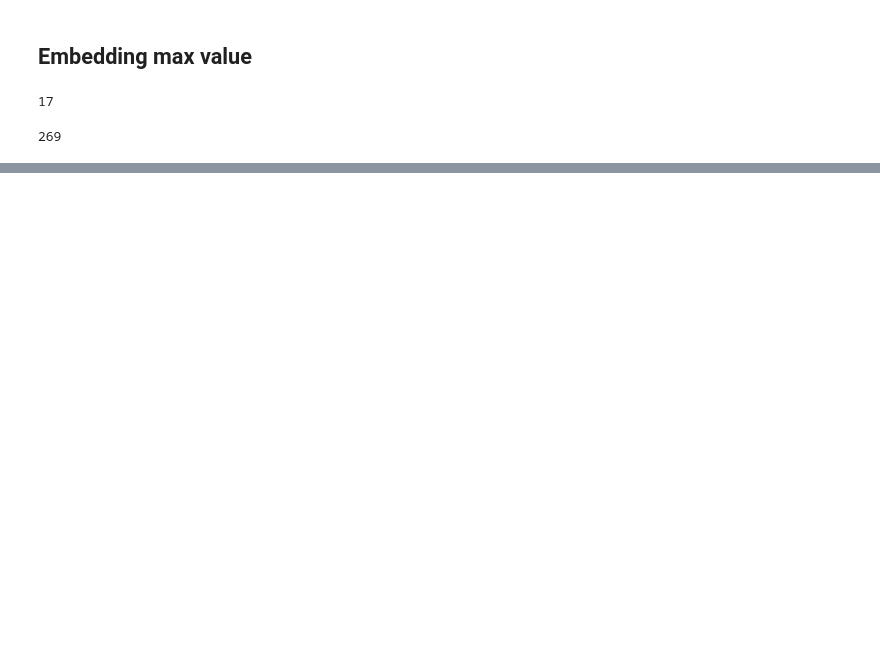
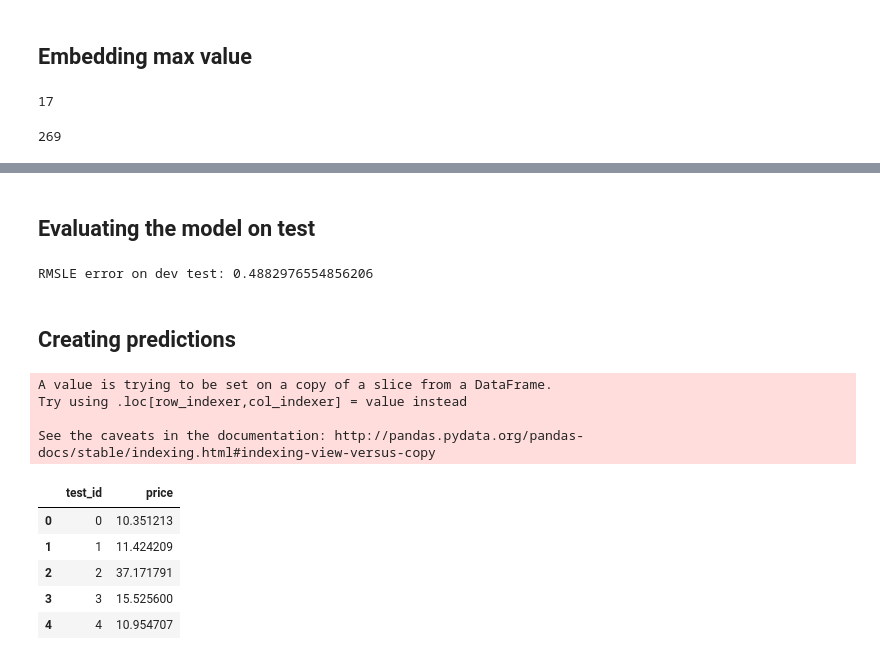
Before and after one commit to AnujDasari/Mercari, a Jupyter notebook: Capstone - Mercari Price Prediction.ipynb, the cells around one changed output, grey strips where cells are left out. Drawn from its saved outputs; the diff is of its cells as text; code cells hidden in the pictures; blank space fills up the shorter version.

```diff
--- a/Capstone - Mercari Price Prediction.ipynb
+++ b/Capstone - Mercari Price Prediction.ipynb
@@ -493,0 +622,39 @@ print(np.max(train.seq_item_description.apply(lambda x: len(x))))
+# %% [markdown]
+## Evaluating the model on test
+# %%
+val_preds = model.predict(X_valid)
+val_preds = target_scaler.inverse_transform(val_preds)
+val_preds = np.exp(val_preds)+1
+
+from sklearn.metrics import accuracy_score
+
+#mean_absolute_error, mean_squared_log_error
+y_true = np.array(dvalid.price.values)
+y_pred = val_preds[:,0]
+v_rmsle = rmsle(y_true, y_pred)
+print("RMSLE error on dev test: "+str(v_rmsle))
+# %% [output]
+RMSLE error on dev test: 0.4882976554856206
+# %% [markdown]
+## Creating predictions
+# %%
+preds = model.predict(X_test, batch_size=BATCH_SIZE)
+preds = target_scaler.inverse_transform(preds)
+preds = np.exp(preds)-1
+
+submission = test[["test_id"]]
+submission["price"] = preds
+# %% [output]
+A value is trying to be set on a copy of a slice from a DataFrame.
+Try using .loc[row_indexer,col_indexer] = value instead
+
+See the caveats in the documentation: http://pandas.pydata.org/pandas-docs/stable/indexing.html#indexing-view-versus-copy
+# %%
+submission.head(5)
+# %% [output]
+|  | test_id | price |
+| 0 | 0 | 10.351213 |
+| 1 | 1 | 11.424209 |
+| 2 | 2 | 37.171791 |
+| 3 | 3 | 15.525600 |
+| 4 | 4 | 10.954707 |
```
Also changed, not shown: parts of 29 cells of this notebook, 1 other file.
